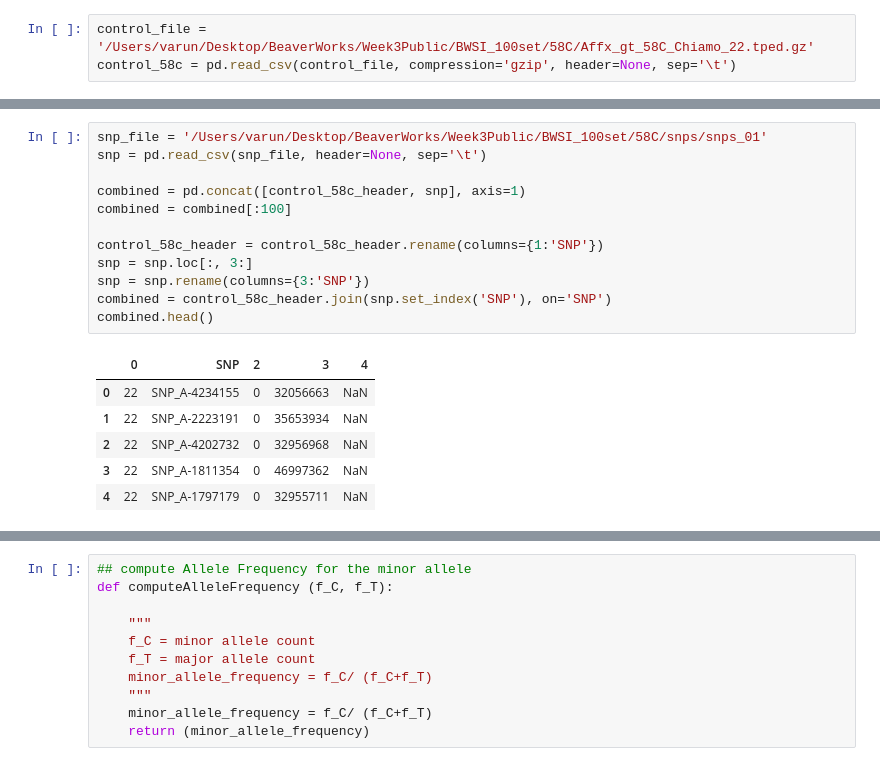
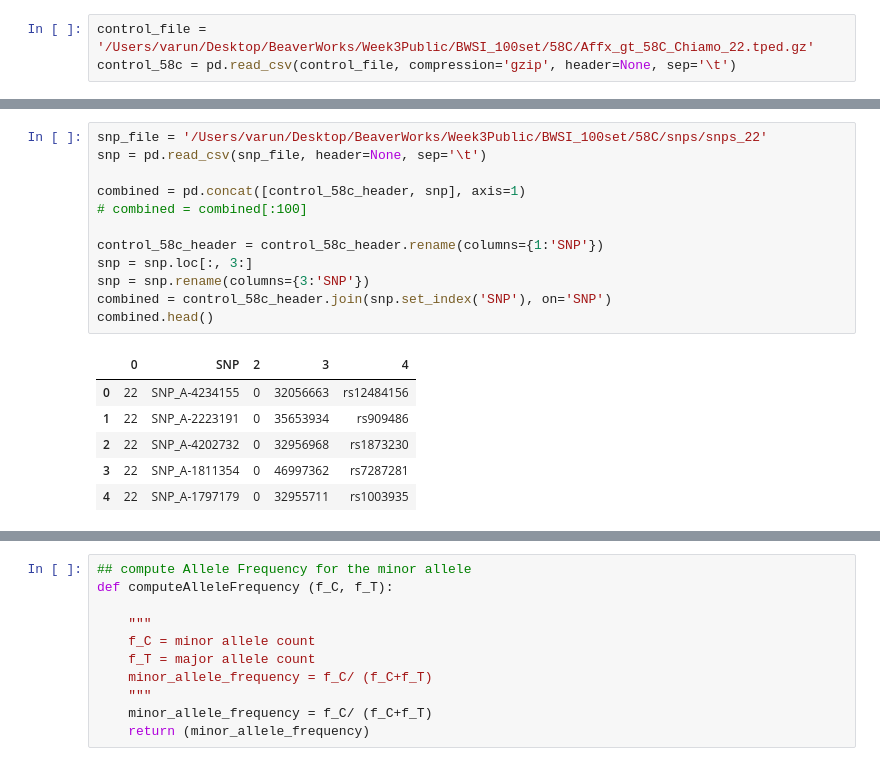
Before and after one commit to Varun-S-Nair/Week3Public, a Jupyter notebook: GWAS/GWAS.ipynb, the cells around one changed output, grey strips where cells are left out. Cells and saved outputs as stored; diff of their text form.

```diff
--- a/GWAS/GWAS.ipynb
+++ b/GWAS/GWAS.ipynb
@@ -96,19 +88,19 @@ control_nbs.head()
 # %%
-snp_file = '/Users/varun/Desktop/BeaverWorks/Week3Public/BWSI_100set/58C/snps/snps_01'
+snp_file = '/Users/varun/Desktop/BeaverWorks/Week3Public/BWSI_100set/58C/snps/snps_22'
 snp = pd.read_csv(snp_file, header=None, sep='\t')
 
 combined = pd.concat([control_58c_header, snp], axis=1)
-combined = combined[:100]
+# combined = combined[:100]
 
 control_58c_header = control_58c_header.rename(columns={1:'SNP'})
 snp = snp.loc[:, 3:]
 snp = snp.rename(columns={3:'SNP'})
 combined = control_58c_header.join(snp.set_index('SNP'), on='SNP')
 combined.head()
 # %% [output]
 |  | 0 | SNP | 2 | 3 | 4 |
-| 0 | 22 | SNP_A-4234155 | 0 | 32056663 | NaN |
-| 1 | 22 | SNP_A-2223191 | 0 | 35653934 | NaN |
-| 2 | 22 | SNP_A-4202732 | 0 | 32956968 | NaN |
-| 3 | 22 | SNP_A-1811354 | 0 | 46997362 | NaN |
-| 4 | 22 | SNP_A-1797179 | 0 | 32955711 | NaN |
+| 0 | 22 | SNP_A-4234155 | 0 | 32056663 | rs12484156 |
+| 1 | 22 | SNP_A-2223191 | 0 | 35653934 | rs909486 |
+| 2 | 22 | SNP_A-4202732 | 0 | 32956968 | rs1873230 |
+| 3 | 22 | SNP_A-1811354 | 0 | 46997362 | rs7287281 |
+| 4 | 22 | SNP_A-1797179 | 0 | 32955711 | rs1003935 |
```
Also changed, not shown: parts of 11 cells of this notebook, 2 other files.
